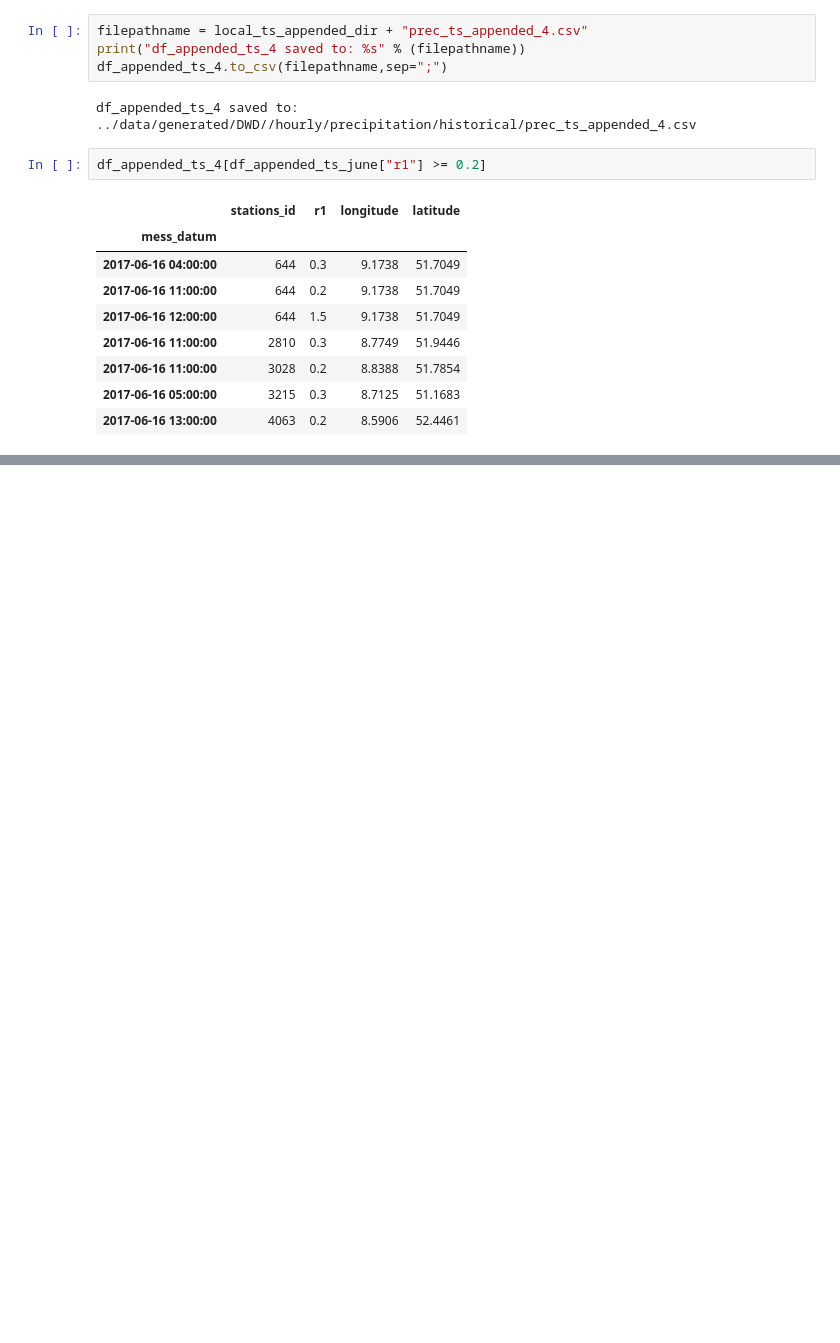
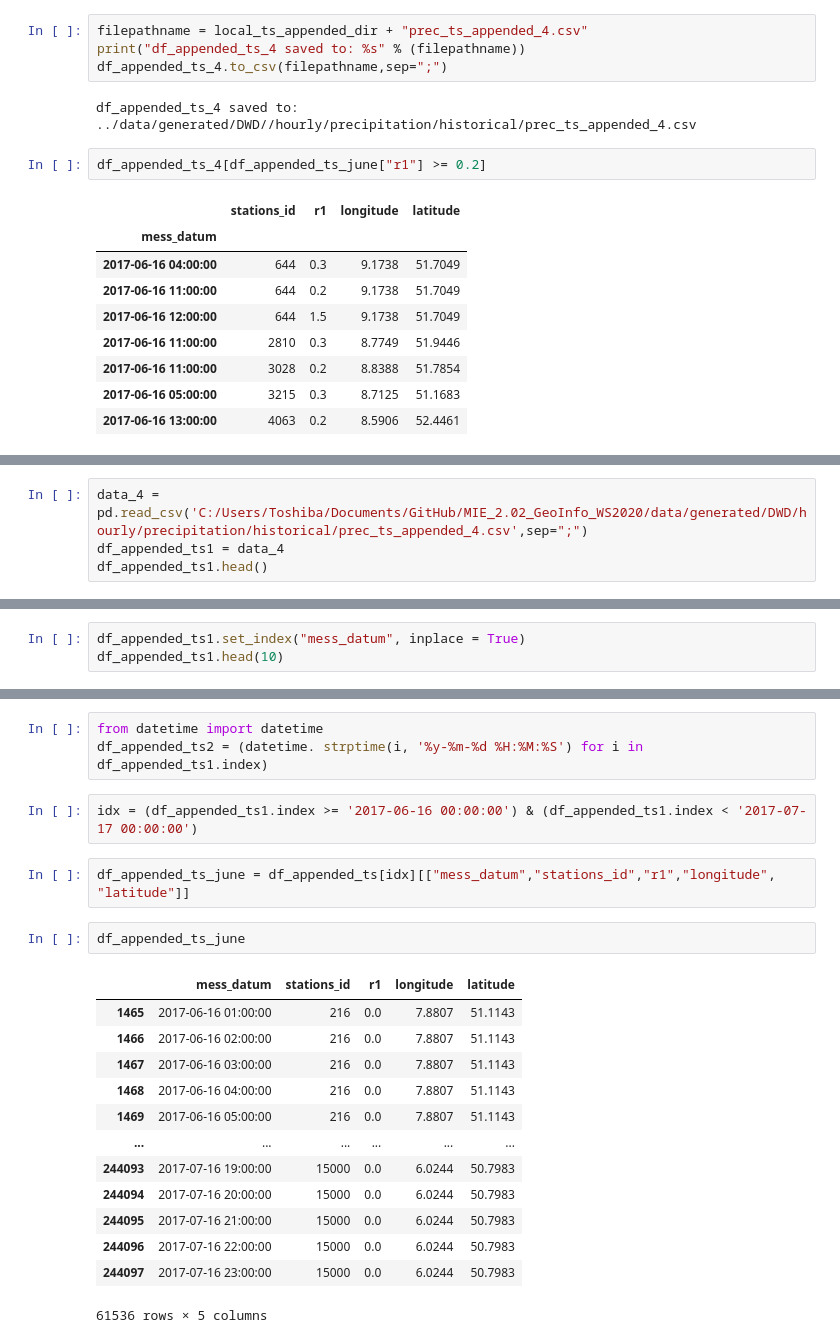
Before and after one commit to Shirvan1992/NDVI_analysis_NRW, a Jupyter notebook: python files/video_merge_timeSeries.ipynb, the cells around one changed output, grey strips where cells are left out. Cells and saved outputs as stored; diff of their text form; blank space fills up the shorter version.

```diff
--- a/python files/video_merge_timeSeries.ipynb
+++ b/python files/video_merge_timeSeries.ipynb
@@ -628,0 +629,4 @@ df_appended_ts_4[df_appended_ts_june["r1"] >= 0.2]
+# %%
+data_4 = pd.read_csv('C:/Users/Toshiba/Documents/GitHub/MIE_2.02_GeoInfo_WS2020/data/generated/DWD/hourly/precipitation/historical/prec_ts_appended_4.csv',sep=";")
+df_appended_ts1 = data_4
+df_appended_ts1.head()
@@ -628,0 +657,3 @@ df_appended_ts_4[df_appended_ts_june["r1"] >= 0.2]
+# %%
+df_appended_ts1.set_index("mess_datum", inplace = True)
+df_appended_ts1.head(10)
@@ -628,0 +673,23 @@ df_appended_ts_4[df_appended_ts_june["r1"] >= 0.2]
+# %%
+from datetime import datetime
+df_appended_ts2 = (datetime. strptime(i, '%y-%m-%d %H:%M:%S') for i in df_appended_ts1.index)
+# %%
+idx = (df_appended_ts1.index >= '2017-06-16 00:00:00') & (df_appended_ts1.index < '2017-07-17 00:00:00')
+# %%
+df_appended_ts_june = df_appended_ts[idx][["mess_datum","stations_id","r1","longitude", "latitude"]]
+# %%
+df_appended_ts_june
+# %% [output]
+|  | mess_datum | stations_id | r1 | longitude | latitude |
+| 1465 | 2017-06-16 01:00:00 | 216 | 0.0 | 7.8807 | 51.1143 |
+| 1466 | 2017-06-16 02:00:00 | 216 | 0.0 | 7.8807 | 51.1143 |
+| 1467 | 2017-06-16 03:00:00 | 216 | 0.0 | 7.8807 | 51.1143 |
+| 1468 | 2017-06-16 04:00:00 | 216 | 0.0 | 7.8807 | 51.1143 |
+| 1469 | 2017-06-16 05:00:00 | 216 | 0.0 | 7.8807 | 51.1143 |
+| ... | ... | ... | ... | ... | ... |
+| 244093 | 2017-07-16 19:00:00 | 15000 | 0.0 | 6.0244 | 50.7983 |
+| 244094 | 2017-07-16 20:00:00 | 15000 | 0.0 | 6.0244 | 50.7983 |
+| 244095 | 2017-07-16 21:00:00 | 15000 | 0.0 | 6.0244 | 50.7983 |
+| 244096 | 2017-07-16 22:00:00 | 15000 | 0.0 | 6.0244 | 50.7983 |
+| 244097 | 2017-07-16 23:00:00 | 15000 | 0.0 | 6.0244 | 50.7983 |
+61536 rows × 5 columns
```
Also changed, not shown: parts of 13 cells of this notebook.
